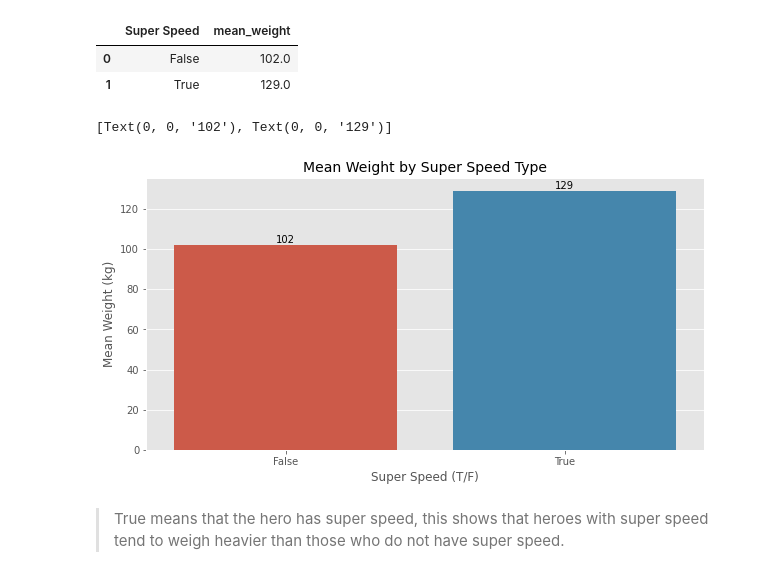
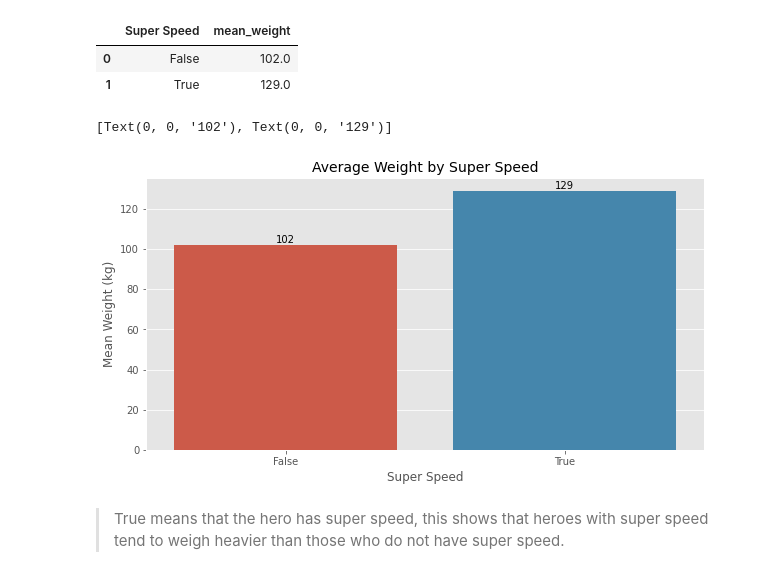
Before and after one commit to bradshawjoshua/Applying-Advanced-Transformations, a Jupyter notebook: Applying Advanced Transformations Core.ipynb, the cells around one changed output. Drawn from its saved outputs; the diff is of its cells as text; code cells hidden in the pictures.

```diff
--- a/Applying Advanced Transformations Core.ipynb
+++ b/Applying Advanced Transformations Core.ipynb
@@ -342,25 +316,25 @@ avg_weight.head()
 # %%
 # set the style
 plt.style.use('ggplot')
 
 # set the size
 fig, ax = plt.subplots(figsize=(10,5))
 
 
 # plot bars
 weight_chart = sns.barplot(x='Super Speed',
             y='mean_weight',
             data = avg_weight)
 
 # labels and title
 plt.ylabel("Mean Weight (kg)", size=12)
-plt.xlabel("Super Speed (T/F)", size=12)
-plt.title("Mean Weight by Super Speed Type", size=14)
+plt.xlabel("Super Speed", size=12)
+plt.title("Average Weight by Super Speed", size=14)
 
 weight_chart.bar_label(weight_chart.containers[0])
 # %% [output]
 [Text(0, 0, '102'), Text(0, 0, '129')]
-[figure, old version]
+[figure, new version]
 # %% [markdown]
 > True means that the hero has super speed, this shows that heroes with super speed tend to weigh heavier than those who do not have super speed.
 # %%
```
Also changed, not shown: parts of 21 cells of this notebook.
